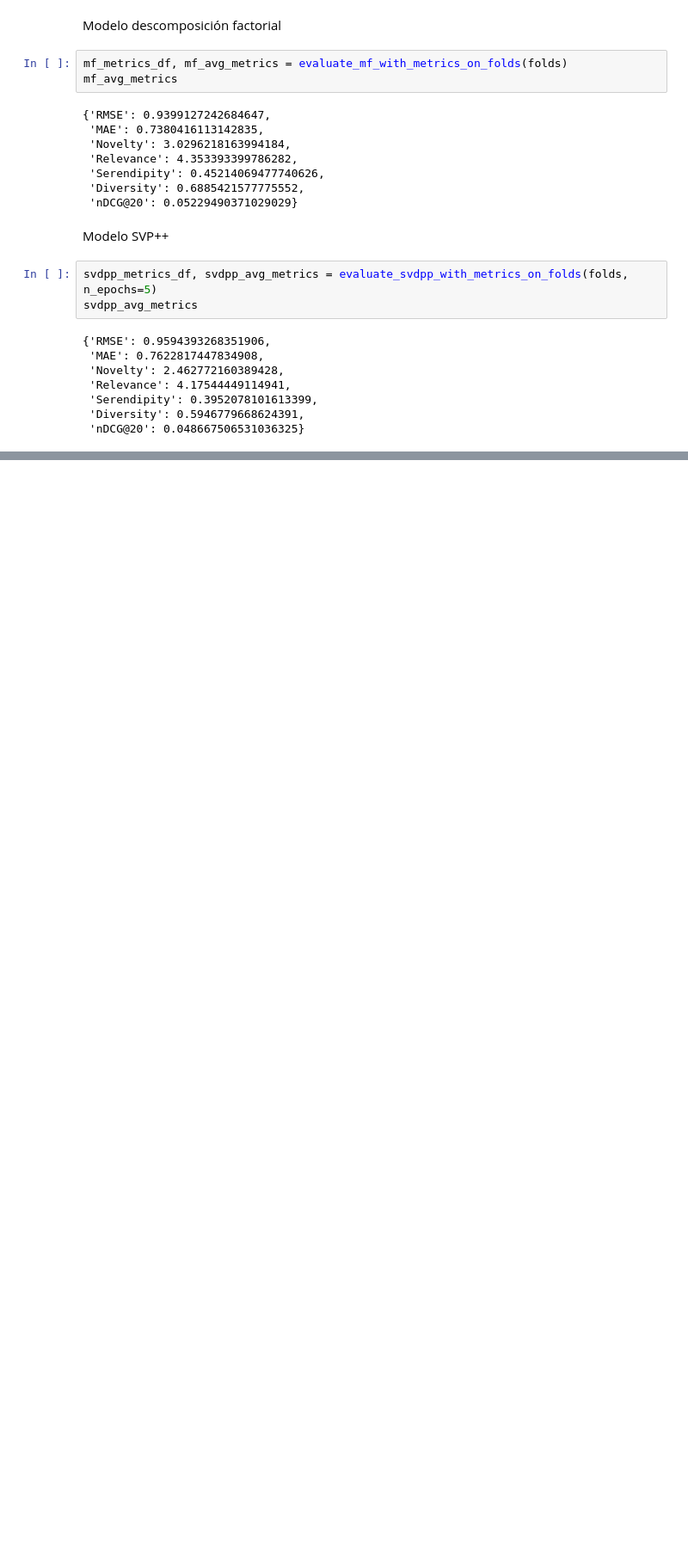
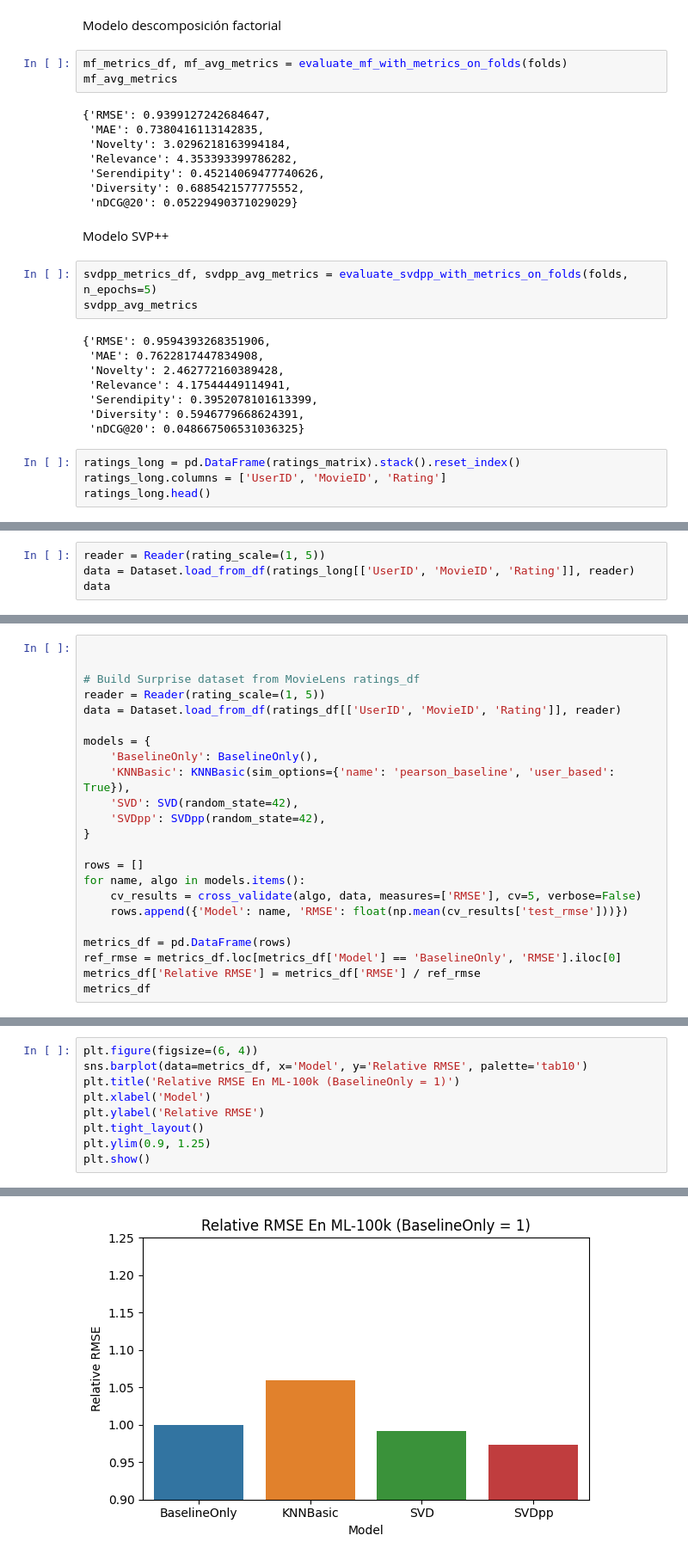
Before and after one commit to IagoArias/Fairness-is-Recommendation-Systems, a Jupyter notebook: notebooks/modular_pipeline.ipynb, the cells around one changed output, grey strips where cells are left out. Shown at 86% size. Cells and saved outputs as stored; diff of their text form; blank space fills up the shorter version.

```diff
--- a/notebooks/modular_pipeline.ipynb
+++ b/notebooks/modular_pipeline.ipynb
@@ -116,3 +139,7 @@ svdpp_avg_metrics
  'Serendipity': 0.3952078101613399,
  'Diversity': 0.5946779668624391,
  'nDCG@20': 0.048667506531036325}
+# %%
+ratings_long = pd.DataFrame(ratings_matrix).stack().reset_index()
+ratings_long.columns = ['UserID', 'MovieID', 'Rating']
+ratings_long.head()
@@ -118,0 +153,4 @@ svdpp_avg_metrics
+# %%
+reader = Reader(rating_scale=(1, 5))
+data = Dataset.load_from_df(ratings_long[['UserID', 'MovieID', 'Rating']], reader)
+data
@@ -118,0 +159,23 @@ svdpp_avg_metrics
+# %%
+
+
+# Build Surprise dataset from MovieLens ratings_df
+reader = Reader(rating_scale=(1, 5))
+data = Dataset.load_from_df(ratings_df[['UserID', 'MovieID', 'Rating']], reader)
+
+models = {
+    'BaselineOnly': BaselineOnly(),
+    'KNNBasic': KNNBasic(sim_options={'name': 'pearson_baseline', 'user_based': True}),
+    'SVD': SVD(random_state=42),
+    'SVDpp': SVDpp(random_state=42),
+}
+
+rows = []
+for name, algo in models.items():
+    cv_results = cross_validate(algo, data, measures=['RMSE'], cv=5, verbose=False)
+    rows.append({'Model': name, 'RMSE': float(np.mean(cv_results['test_rmse']))})
+
+metrics_df = pd.DataFrame(rows)
+ref_rmse = metrics_df.loc[metrics_df['Model'] == 'BaselineOnly', 'RMSE'].iloc[0]
+metrics_df['Relative RMSE'] = metrics_df['RMSE'] / ref_rmse
+metrics_df
@@ -118,0 +208,10 @@ svdpp_avg_metrics
+# %%
+plt.figure(figsize=(6, 4))
+sns.barplot(data=metrics_df, x='Model', y='Relative RMSE', palette='tab10')
+plt.title('Relative RMSE En ML-100k (BaselineOnly = 1)')
+plt.xlabel('Model')
+plt.ylabel('Relative RMSE')
+plt.tight_layout()
+plt.ylim(0.9, 1.25)
+plt.show()
+# %% [output]
@@ -118,0 +221 @@ svdpp_avg_metrics
+[figure, added]
```
Also changed, not shown: parts of 6 cells of this notebook, 10 other files.
